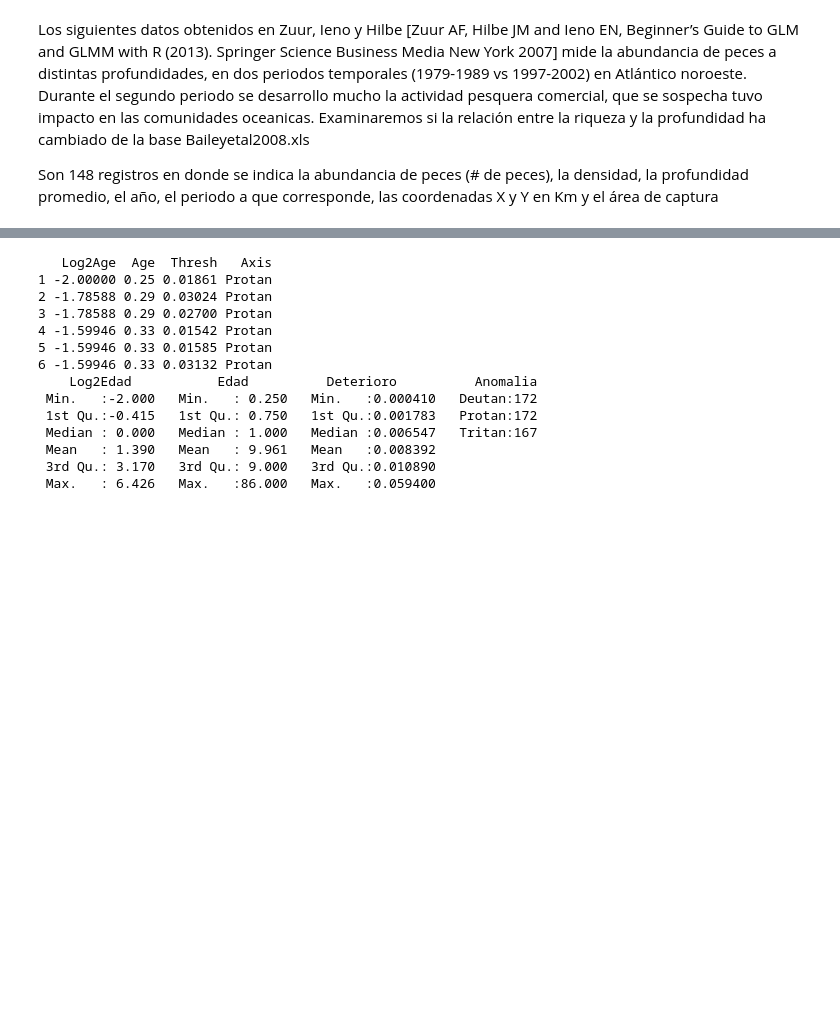
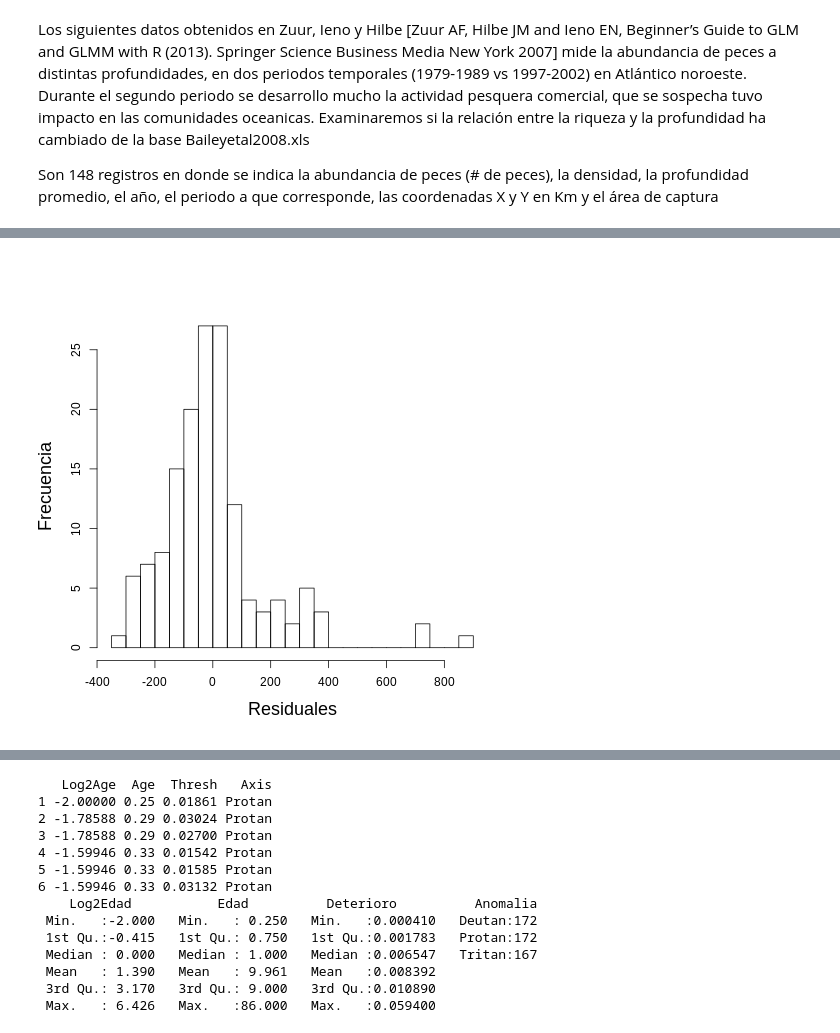
Before and after one commit to edgaryair1024/RtoLearn, a Jupyter notebook: M3/Módulo3.ipynb, the cells around one changed output, grey strips where cells are left out. Cells and saved outputs as stored; diff of their text form; code cells hidden in the pictures; blank space fills up the shorter version.

```diff
--- a/M3/Módulo3.ipynb
+++ b/M3/Módulo3.ipynb
@@ -318,0 +434,6 @@ Son 148 registros en donde se indica la abundancia de peces (# de peces), la den
+# %%
+%%R
+#Histograma
+hist(E0, main = "", breaks = 40, cex.lab = 1.5, xlab = "Residuales", ylab = "Frecuencia")
+# %% [output]
+[figure, added]
```
Also changed, not shown: parts of 82 cells of this notebook.
